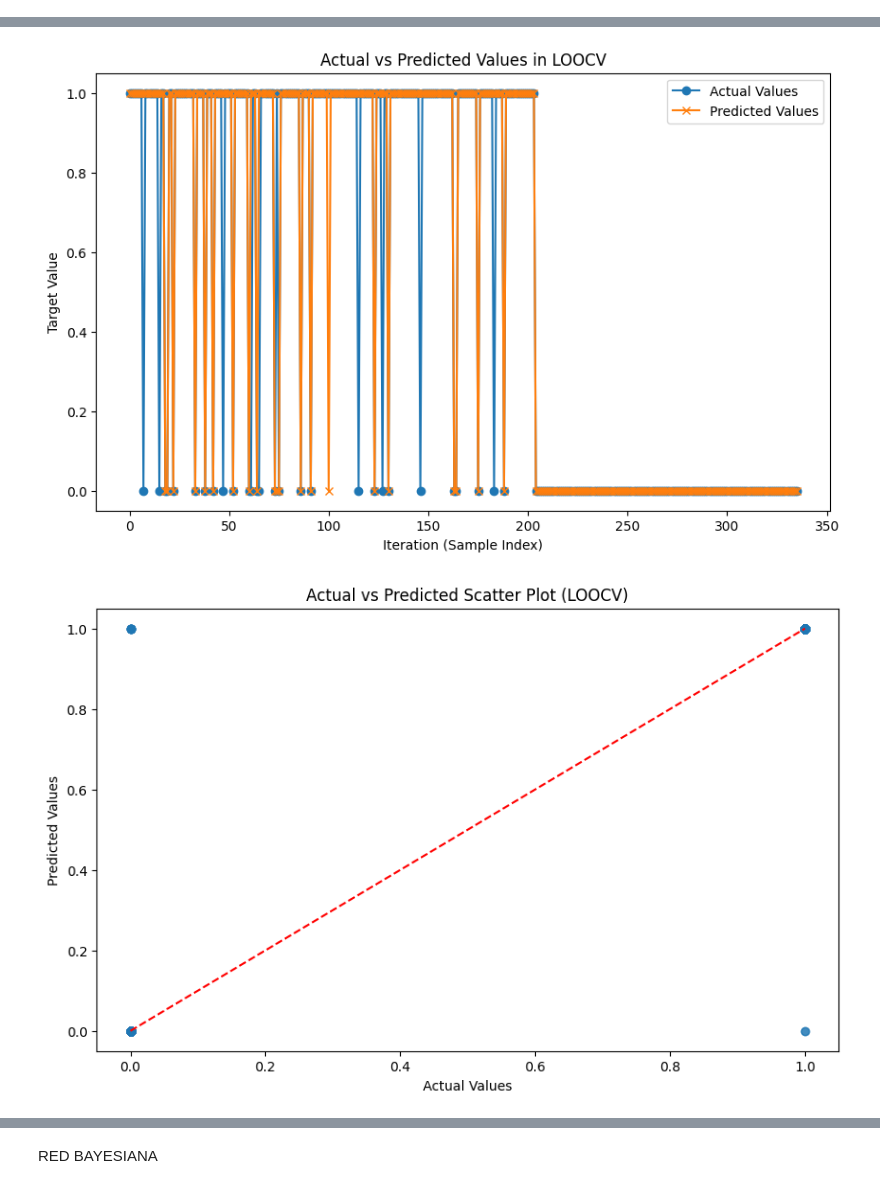
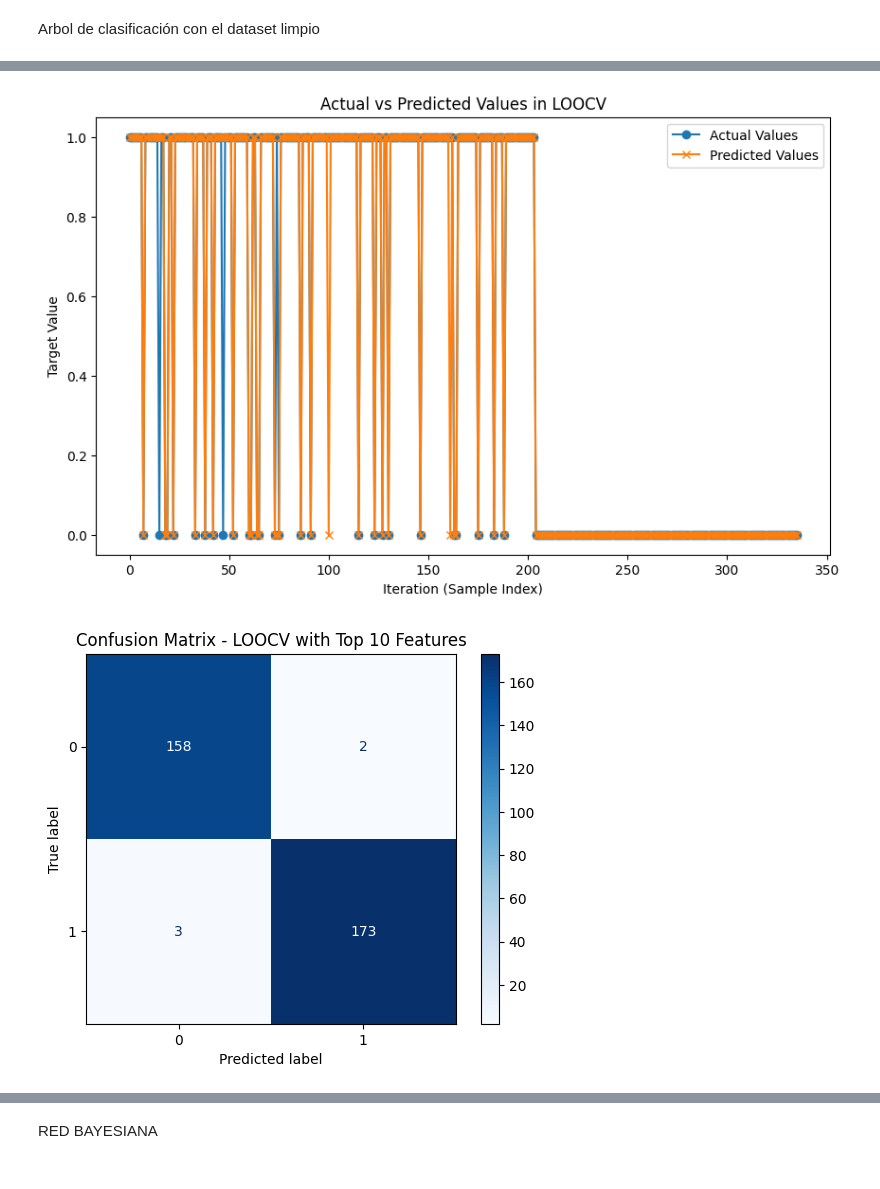
Before and after one commit to JaviDominn/TFG, a Jupyter notebook: Libreta Metodos.ipynb, the cells around one changed output, grey strips where cells are left out. Drawn from its saved outputs; the diff is of its cells as text; code cells hidden in the pictures.

```diff
--- a/Libreta Metodos.ipynb
+++ b/Libreta Metodos.ipynb
@@ -15,7 +24,7 @@ target = 'Bebedor_Riesgo'
 filepath_or_buffer = Path('.') / 'dataframe.csv'
 filepath_or_buffer_limpio = Path('.') / 'Basededatoslimpia.csv'
 
-dtype = {target: 'category'}
+dtype = {target: 'int64'}
 
 arguments = {'filepath_or_buffer': filepath_or_buffer, 'dtype': dtype}
 arguments_limpio = {'filepath_or_buffer': filepath_or_buffer_limpio, 'dtype': dtype}
@@ -23,4 +32,5 @@ arguments_limpio = {'filepath_or_buffer': filepath_or_buffer_limpio, 'dtype': dt
 data = pd.read_csv(**arguments)
 data_clean = pd.read_csv(**arguments_limpio)
 
-errores = []
+accuracy = []
+todo_accuracy = {}
@@ -26,0 +125,3 @@ errores = []
+# %%
+todo_accuracy["decisiontree"] = accuracy
+accuracy = []
@@ -27,10 +407,9 @@ errores = []
+# %% [markdown]
+Arbol de clasificación con el dataset limpio
 # %%
-# Convertimos la columna objetivo a numérico, si es necesario
-data[target] = pd.to_numeric(data[target], errors='coerce')
-
 # Definimos x e y directamente
-x = data.drop(columns=[target])  # Eliminamos la columna objetivo para obtener las características
-y = data[target]  # Definimos la columna objetivo
+x = data_clean.drop(columns=[target,'CASOS', 'NIV_EST','EST_CIV','EDAD','SEXO'])  # Eliminamos la columna objetivo para obtener las características
+y = data_clean[target]  # Definimos la columna objetivo
 
 # Continuamos con el proceso LOOCV y el modelo Random Forest
 from sklearn.model_selection import LeaveOneOut
@@ -52,30 +431,30 @@ predicted_values = []
 # Generamos las divisiones para LOOCV
 for train_index, test_index in loo.split(x):
     # División de los datos en entrenamiento y prueba
-    x_trainBase, x_testBase = x.iloc[train_index], x.iloc[test_index]
-    y_trainBase, y_testBase = y.iloc[train_index], y.iloc[test_index]
+    x_trainClean, x_testClean = x.iloc[train_index], x.iloc[test_index]
+    y_trainClean, y_testClean = y.iloc[train_index], y.iloc[test_index]
 
     # Entrenamiento del modelo en el conjunto de entrenamiento
-    random_forest_model.fit(x_trainBase, y_trainBase)
+    random_forest_model.fit(x_trainClean, y_trainClean)
 
     # Predicción en el conjunto de prueba
-    y_pred = random_forest_model.predict(x_testBase)
+    y_pred = random_forest_model.predict(x_testClean)
 
     # Cálculo del error (MSE en este caso) y almacenamiento
-    error = mean_squared_error(y_testBase, y_pred)
+    error = mean_squared_error(y_testClean, y_pred)
     errors.append(error)
 
     # Almacenar valores reales y predichos para graficar
-    actual_values.append(y_testBase.values[0])
+    actual_values.append(y_testClean.values[0])
     predicted_values.append(y_pred[0])
 
     # Ejemplo de impresión de resultados en cada iteración
-    print(f"Test Index: {test_index}, Actual: {y_testBase.values}, Predicted: {y_pred}, Error: {error}")
+    print(f"Test Index: {test_index}, Actual: {y_testClean.values}, Predicted: {y_pred}, Error: {error}")
 
 # Cálculo del error promedio después de todas las iteraciones
 mean_error = sum(errors) / len(errors)
-print(f"\nMean Squared Error (LOOCV): {mean_error}")
-errores.append(mean_error)
+print(f"\nAccuracy: {1-mean_error}")
+accuracy.append(1-mean_error)
 
 # Graficar los resultados
 plt.figure(figsize=(10, 6))
@@ -87,13 +466,11 @@ plt.title("Actual vs Predicted Values in LOOCV")
 plt.legend()
 plt.show()
 
-# Gráfico de dispersión de valores reales vs valores predichos
-plt.figure(figsize=(10, 6))
-plt.scatter(actual_values, predicted_values, alpha=0.6)
-plt.plot([min(actual_values), max(actual_values)], [min(actual_values), max(actual_values)], 'r--')  # Línea de referencia
-plt.xlabel("Actual Values")
-plt.ylabel("Predicted Values")
-plt.title("Actual vs Predicted Scatter Plot (LOOCV)")
+# Matriz de Confusión
+conf_matrix = confusion_matrix(actual_values, predicted_values)
+disp = ConfusionMatrixDisplay(confusion_matrix=conf_matrix)
+disp.plot(cmap='Blues')
+plt.title("Confusion Matrix - LOOCV with Top 10 Features")
 plt.show()
 # %% [output]
 Test Index: [0], Actual: [1], Predicted: [1], Error: 0.0
@@ -116,2 +493,2 @@ Mean Squared Error (LOOCV): 0.03273809523809524
-[figure, old version]
+[figure, new version]
-[figure, old version]
+[figure, new version]
```
Also changed, not shown: parts of 29 cells of this notebook, 1 other file.
